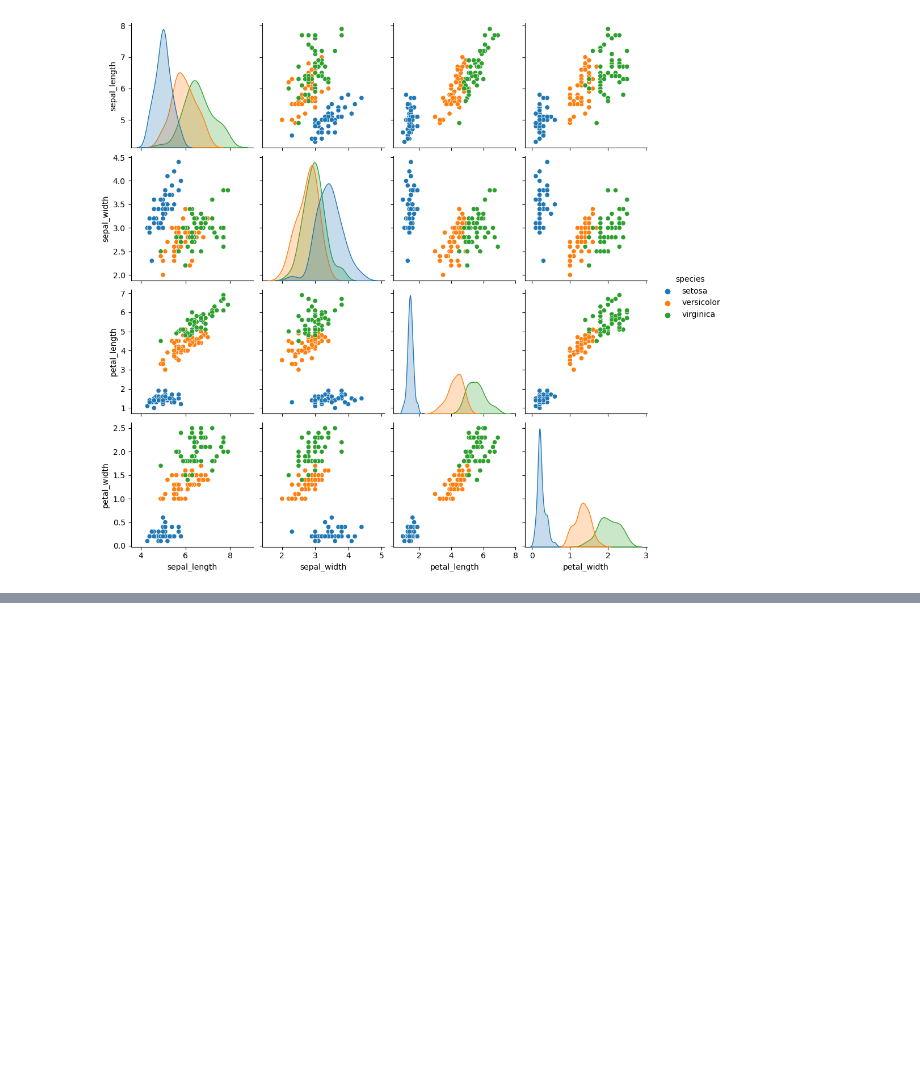
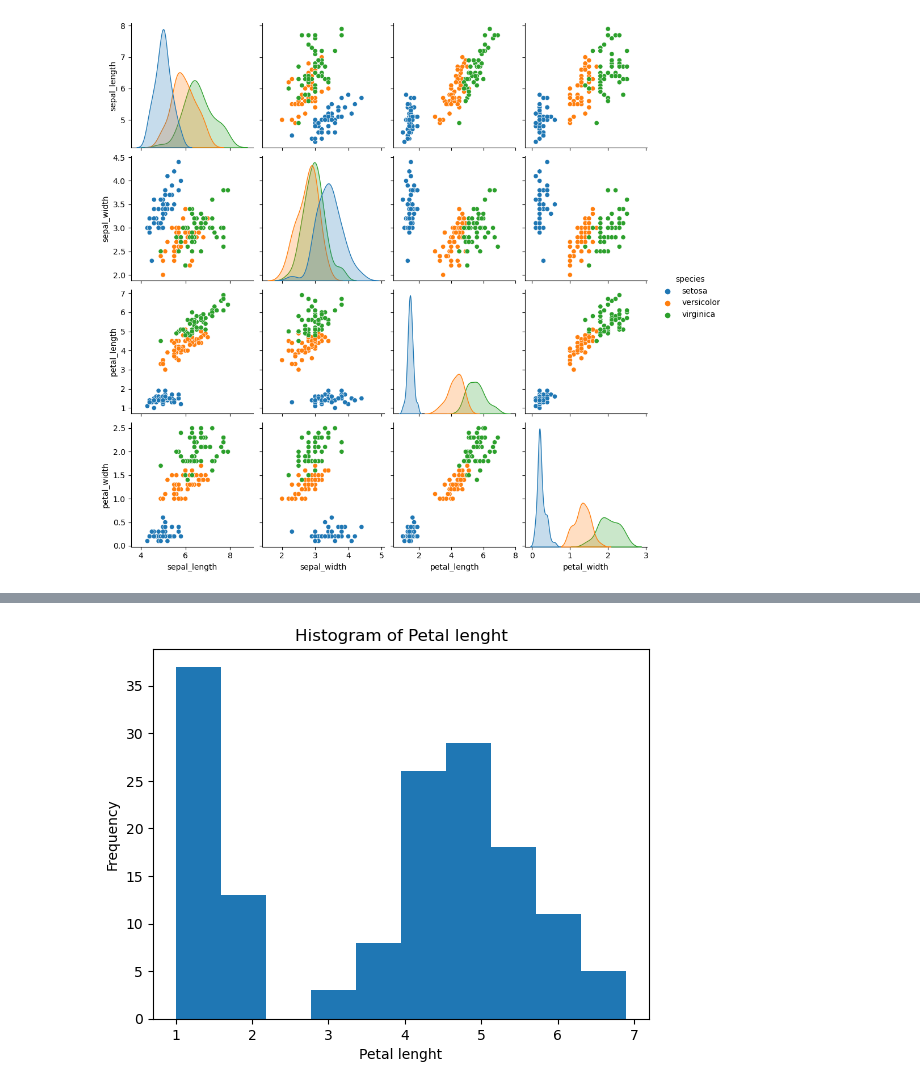
Before and after one commit to dectan/FUNDAMENTALS-OF-DATA-ANALYSIS, a Jupyter notebook: project.ipynb, the cells around one changed output, grey strips where cells are left out. Saved outputs shown, nothing was run; the diff lists cells and outputs as text; code cells hidden in the pictures; blank space fills up the shorter version.

```diff
--- a/project.ipynb
+++ b/project.ipynb
@@ -83,0 +92,8 @@ sns.pairplot(df, hue= 'species')
+# %%
+plt.hist(df['petal_length'], bins=10)
+plt.xlabel('Petal lenght')
+plt.ylabel('Frequency')
+plt.title('Histogram of Petal lenght')
+plt.show()
+# %% [output]
+[figure, added]
```
Also changed, not shown: parts of 4 cells of this notebook.
